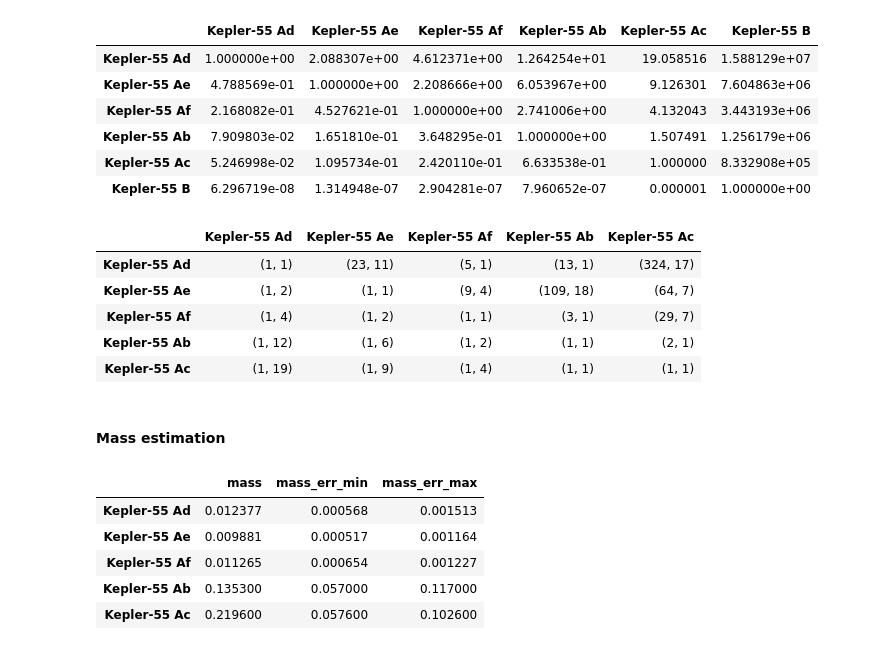
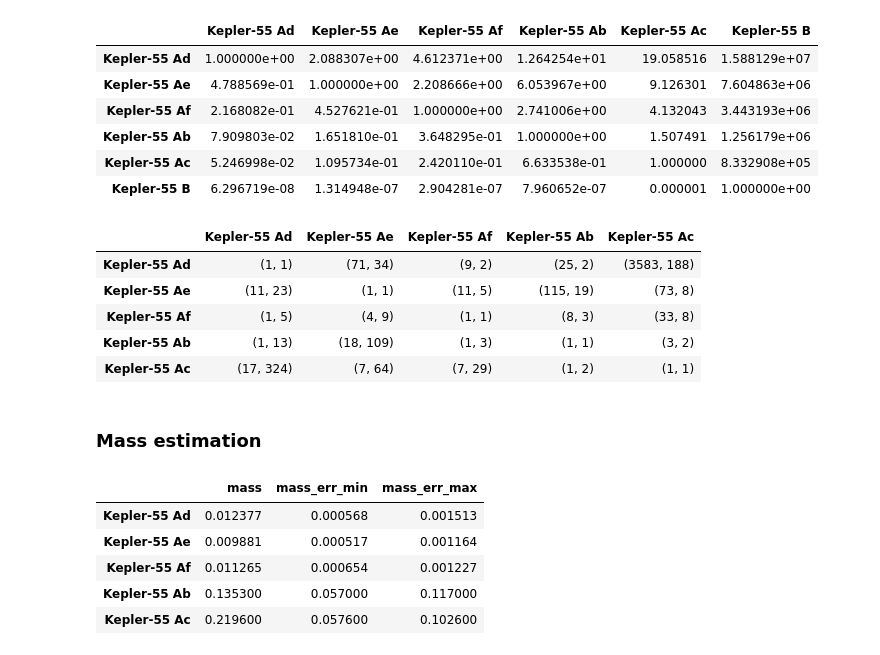
Before and after one commit to Gianuzzi/ResoKit, a Jupyter notebook: docs/source/tutorials/basic_example.ipynb, the cells around one changed output. Drawn from its saved outputs; the diff is of its cells as text; code cells hidden in the pictures.

Commit message:
Changed pair_ratio name
- Updated tutorials
- Added min_dist to mmr functions

```diff
--- a/docs/source/tutorials/basic_example.ipynb
+++ b/docs/source/tutorials/basic_example.ipynb
@@ -139,16 +96,18 @@ kepler55.period_ratios_
 | Kepler-55 Ac | 5.246998e-02 | 1.095734e-01 | 2.420110e-01 | 6.633538e-01 | 1.000000 | 8.332908e+05 |
 | Kepler-55 B | 6.296719e-08 | 1.314948e-07 | 2.904281e-07 | 7.960652e-07 | 0.000001 | 1.000000e+00 |
 # %%
-kepler55.pair_ratio(max_iter=2, use_binary=False, verbose=False)
+# Calculate as fractions
+kepler55.period_ratio(use_binary=False, verbose=False,
+                    fraction_kwargs={"max_iter":3})
 # %% [output]
 |  | Kepler-55 Ad | Kepler-55 Ae | Kepler-55 Af | Kepler-55 Ab | Kepler-55 Ac |
-| Kepler-55 Ad | (1, 1) | (23, 11) | (5, 1) | (13, 1) | (324, 17) |
-| Kepler-55 Ae | (1, 2) | (1, 1) | (9, 4) | (109, 18) | (64, 7) |
-| Kepler-55 Af | (1, 4) | (1, 2) | (1, 1) | (3, 1) | (29, 7) |
-| Kepler-55 Ab | (1, 12) | (1, 6) | (1, 2) | (1, 1) | (2, 1) |
-| Kepler-55 Ac | (1, 19) | (1, 9) | (1, 4) | (1, 1) | (1, 1) |
+| Kepler-55 Ad | (1, 1) | (71, 34) | (9, 2) | (25, 2) | (3583, 188) |
+| Kepler-55 Ae | (11, 23) | (1, 1) | (11, 5) | (115, 19) | (73, 8) |
+| Kepler-55 Af | (1, 5) | (4, 9) | (1, 1) | (8, 3) | (33, 8) |
+| Kepler-55 Ab | (1, 13) | (18, 109) | (1, 3) | (1, 1) | (3, 2) |
+| Kepler-55 Ac | (17, 324) | (7, 64) | (7, 29) | (1, 2) | (1, 1) |
 # %% [markdown]
-#### Mass estimation
+### Mass estimation
 # %%
 kepler55.estimate_mass(err_method=2)
 # %% [output]
```
Also changed, not shown: parts of 25 cells of this notebook, 6 other files.
